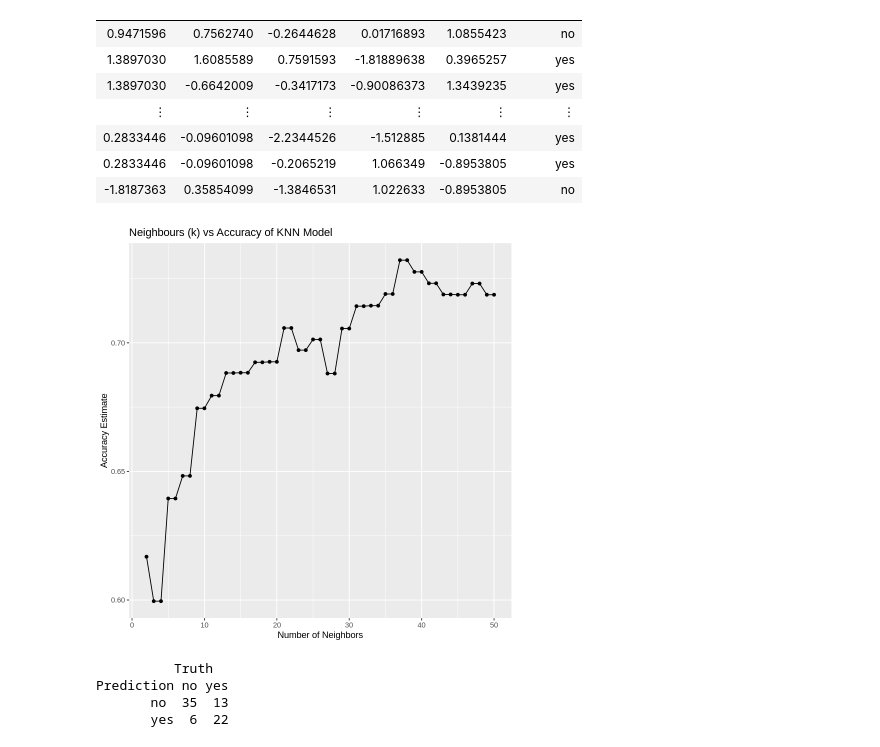
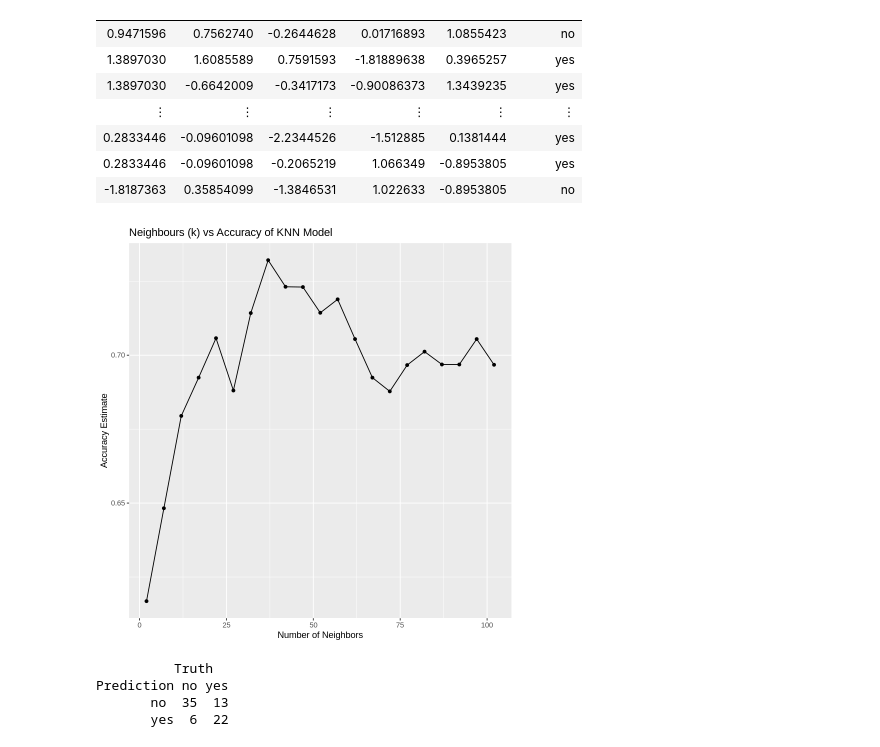
Before and after one commit to itsDagu/dsci100-group-01, a Jupyter notebook: group_proposal.ipynb, the cells around one changed output. Saved outputs shown, nothing was run; the diff lists cells and outputs as text; code cells hidden in the pictures.

```diff
--- a/group_proposal.ipynb
+++ b/group_proposal.ipynb
@@ -53,6 +53,7 @@ heart_data <- read_csv(heart_data_url, col_names = heart_cols) |>
           fast_blood_sugar = as.factor(fast_blood_sugar),
           rest_ecg = as.factor(rest_ecg),
           ex_angina = as.factor(ex_angina),
+          slope_peak = as.factor(slope_peak),
           major_vessel_num = as.factor(major_vessel_num),
           thal = as.factor(as.integer(thal)),
           pres_val = as.factor(pres_val),
@@ -144,35 +147,35 @@ A tibble: 303 × 6
 knn_recipe <- recipe(presence ~ age + rest_bp + cholesterol + max_hr + st_depr, data = heart_train)
 
 heart_train <- knn_recipe |>
     prep() |>
     bake(heart_train)
 
 knn_vfold <- vfold_cv(heart_train, v = 5, strata = presence)
 
 knn_tune <- nearest_neighbor(weight_func = "rectangular", neighbors = tune()) |>
     set_engine("kknn") |>
     set_mode("classification")
 
-k <- tibble(neighbors = seq(2, 50, 1))
+k <- tibble(neighbors = seq(2, 102, 5))
 
 knn_results <- workflow() |>
     add_recipe(knn_recipe) |>
     add_model(knn_tune) |>
     tune_grid(resamples = knn_vfold, grid = k) |>
     collect_metrics()
 
 accuracies <- knn_results |>
     filter(.metric == "accuracy")
 
 cross_val_plot <- ggplot(accuracies, aes(x = neighbors, y = mean)) +
     geom_point() +
     geom_line() +
     ggtitle("Neighbours (k) vs Accuracy of KNN Model") +
     labs(x = "Number of Neighbors", y = "Accuracy Estimate")
 
 cross_val_plot
 # %% [output]
-[figure, old version]
+[figure, new version]
 # %%
 ## Testing the model
 knn_spec <- nearest_neighbor(weight = "rectangular", neighbor = 37) |>
```
Also changed, not shown: parts of 2 cells of this notebook.
